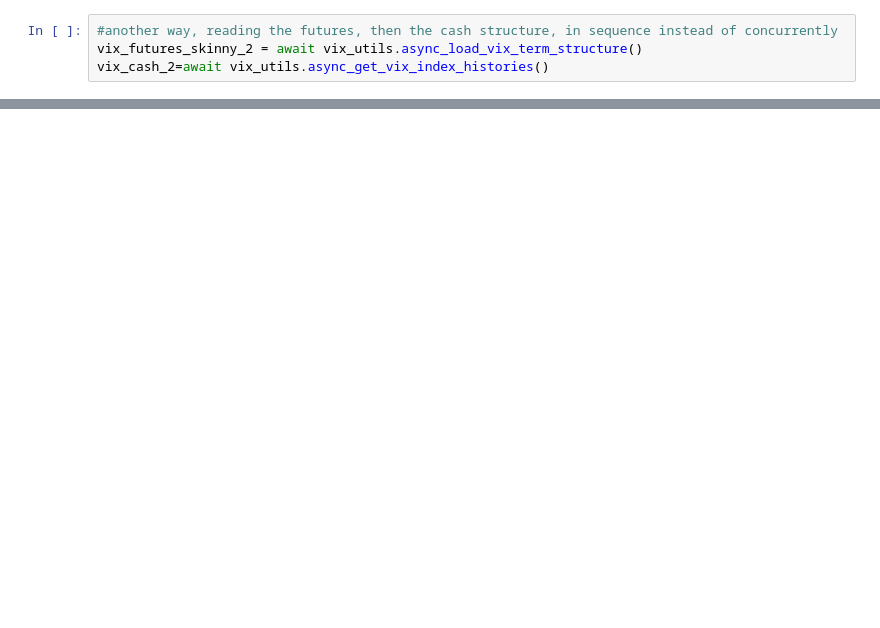
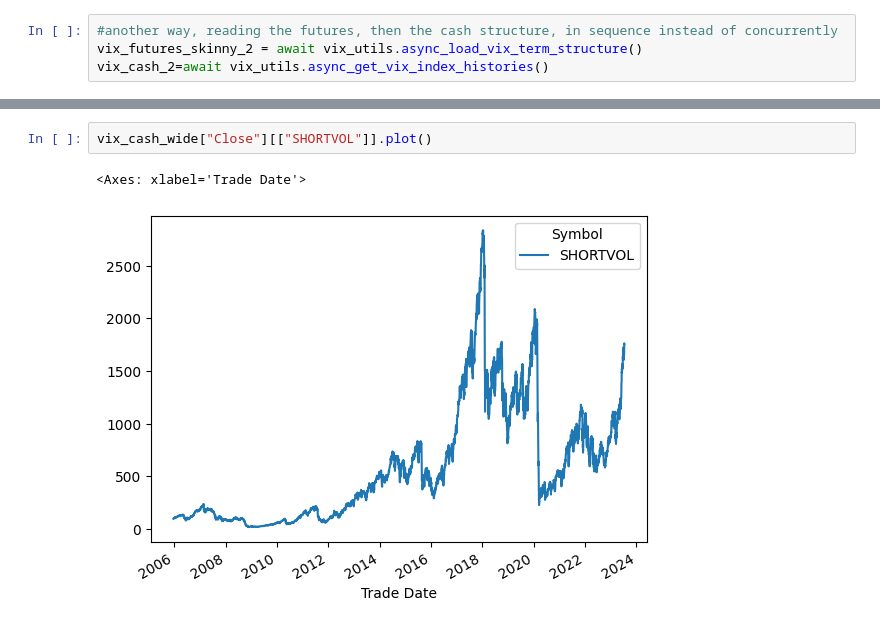
Before and after one commit to dougransom/vix_utils, a Jupyter notebook: src/vix_utils/examples/vix_utils use in Jupyter.ipynb, the cells around one changed output, grey strips where cells are left out. Cells and saved outputs as stored; diff of their text form; blank space fills up the shorter version.

```diff
--- a/src/vix_utils/examples/vix_utils use in Jupyter.ipynb
+++ b/src/vix_utils/examples/vix_utils use in Jupyter.ipynb
@@ -75,0 +85,5 @@ vix_cash_wide.plot()
+# %%
+vix_cash_wide["Close"][["SHORTVOL"]].plot()
+# %% [output]
+<Axes: xlabel='Trade Date'>
+[figure, added]
```
Also changed, not shown: parts of 9 cells of this notebook, 3 other files.
